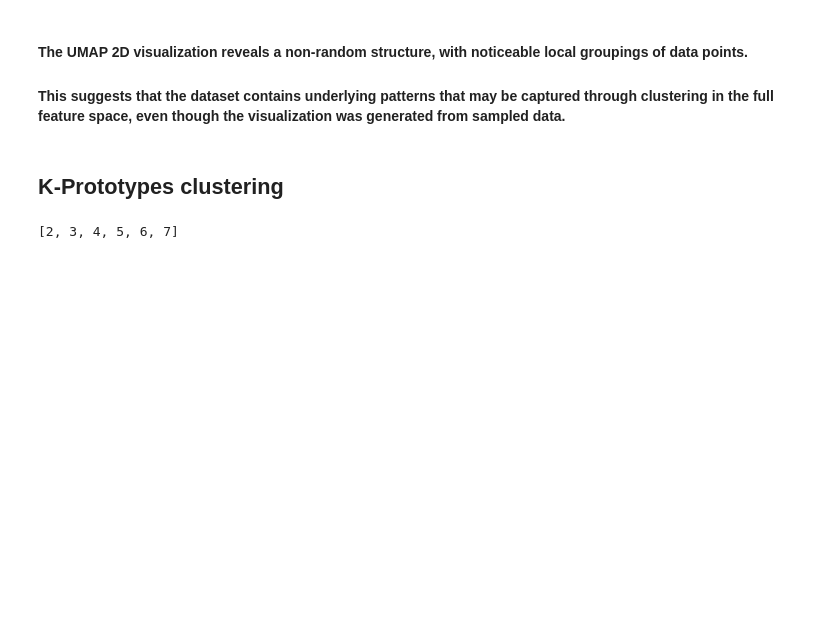
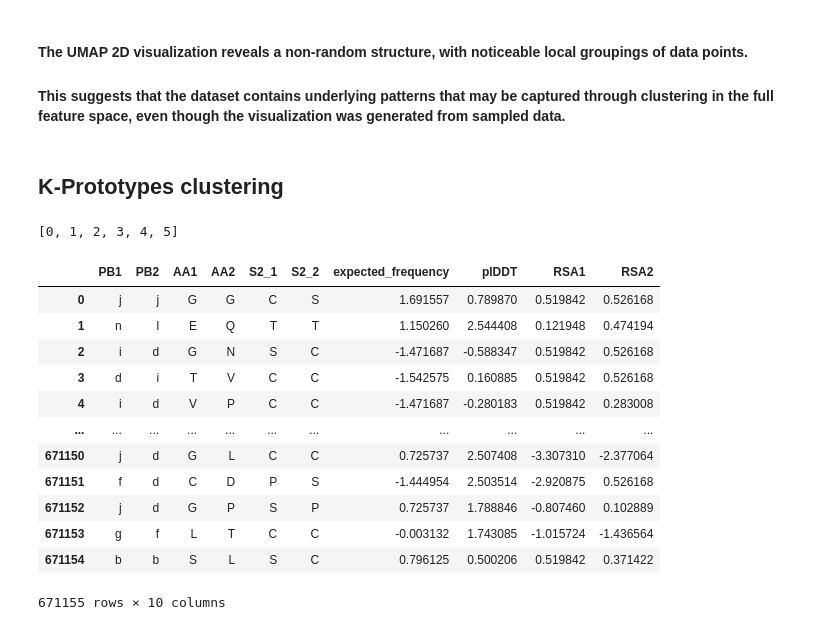
Before and after one commit to djurdjam02/DataMiningProject, a Jupyter notebook: clustering.ipynb, the cells around one changed output. Saved outputs shown, nothing was run; the diff lists cells and outputs as text; code cells hidden in the pictures; blank space fills up the shorter version.

```diff
--- a/clustering.ipynb
+++ b/clustering.ipynb
@@ -65,15 +83,28 @@ plt.show()
 ## K-Prototypes clustering
 # %%
 # for k-prototypes categorical data doesn’t need any pre-processing, we only need array with indices of categorical columns
-# for numerical data Yeo-Johnson transform is applied.
 kprot_df = df.copy()
 
-pt = PowerTransformer(method='yeo-johnson')
-kprot_df[numerical_cols] = pt.fit_transform(kprot_df[numerical_cols])
+scaler = StandardScaler()
+kprot_df[numerical_cols] = scaler.fit_transform(kprot_df[numerical_cols])
 
 categorical_cols_indices = [kprot_df.columns.get_loc(col) for col in categorical_cols]
 print(categorical_cols_indices)
+kprot_df
 # %% [output]
-[2, 3, 4, 5, 6, 7]
+[0, 1, 2, 3, 4, 5]
+|  | PB1 | PB2 | AA1 | AA2 | S2_1 | S2_2 | expected_frequency | plDDT | RSA1 | RSA2 |
+| 0 | j | j | G | G | C | S | 1.691557 | 0.789870 | 0.519842 | 0.526168 |
+| 1 | n | l | E | Q | T | T | 1.150260 | 2.544408 | 0.121948 | 0.474194 |
+| 2 | i | d | G | N | S | C | -1.471687 | -0.588347 | 0.519842 | 0.526168 |
+| 3 | d | i | T | V | C | C | -1.542575 | 0.160885 | 0.519842 | 0.526168 |
+| 4 | i | d | V | P | C | C | -1.471687 | -0.280183 | 0.519842 | 0.283008 |
+| ... | ... | ... | ... | ... | ... | ... | ... | ... | ... | ... |
+| 671150 | j | d | G | L | C | C | 0.725737 | 2.507408 | -3.307310 | -2.377064 |
+| 671151 | f | d | C | D | P | S | -1.444954 | 2.503514 | -2.920875 | 0.526168 |
+| 671152 | j | d | G | P | S | P | 0.725737 | 1.788846 | -0.807460 | 0.102889 |
+| 671153 | g | f | L | T | C | C | -0.003132 | 1.743085 | -1.015724 | -1.436564 |
+| 671154 | b | b | S | L | S | C | 0.796125 | 0.500206 | 0.519842 | 0.371422 |
+671155 rows × 10 columns
 # %%
 from kmodes.kprototypes import KPrototypes
```
Also changed, not shown: parts of 10 cells of this notebook.
